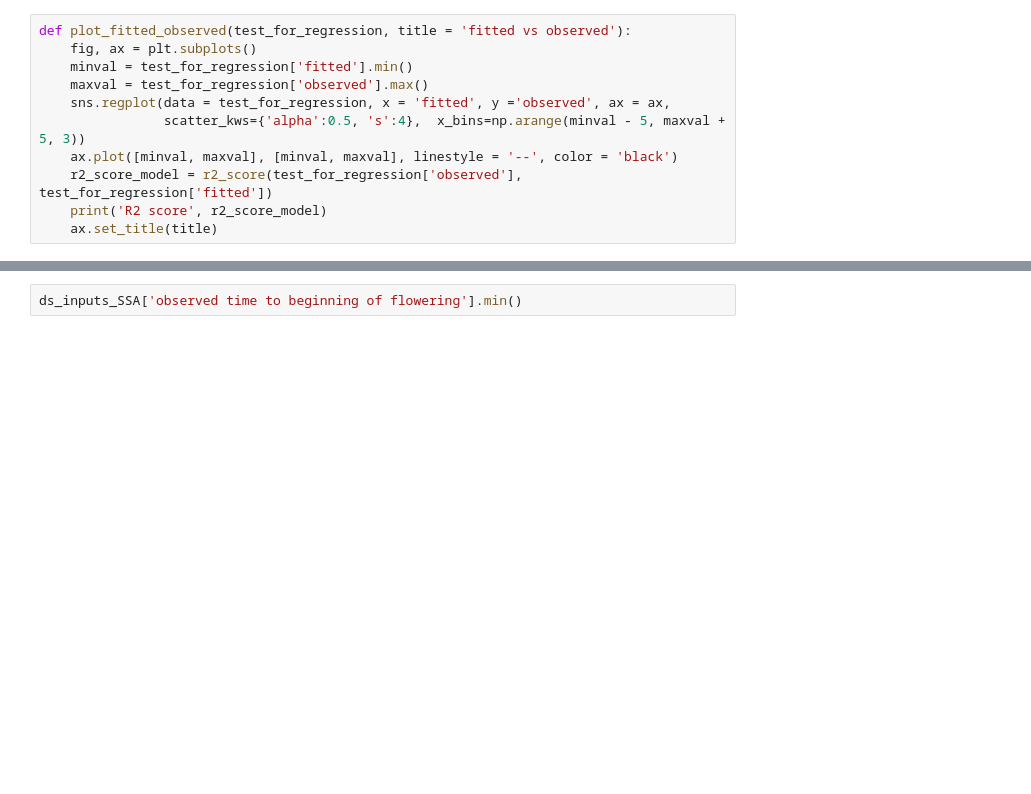
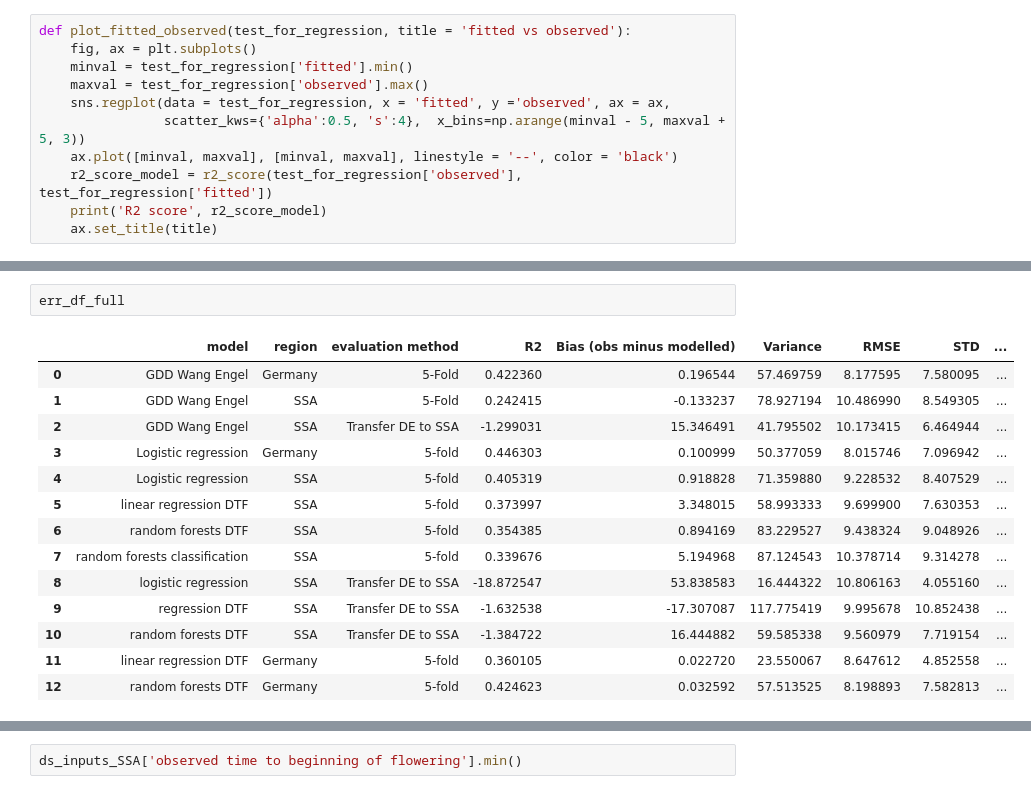
Before and after one commit to MartinP556/ML_algorithms, a Jupyter notebook: HMM.ipynb, the cells around one changed output, grey strips where cells are left out. Cells and saved outputs as stored; diff of their text form; blank space fills up the shorter version.

```diff
--- a/HMM.ipynb
+++ b/HMM.ipynb
@@ -139,0 +447,17 @@ def KFold_crossval(ds, k_folds, predictors = ['NDVI', 'acc temp', 'photoperiod',
+# %%
+err_df_full
+# %% [output]
+|  | model | region | evaluation method | R2 | Bias (obs minus modelled) | Variance | RMSE | STD | ... |
+| 0 | GDD Wang Engel | Germany | 5-Fold | 0.422360 | 0.196544 | 57.469759 | 8.177595 | 7.580095 | ... |
+| 1 | GDD Wang Engel | SSA | 5-Fold | 0.242415 | -0.133237 | 78.927194 | 10.486990 | 8.549305 | ... |
+| 2 | GDD Wang Engel | SSA | Transfer DE to SSA | -1.299031 | 15.346491 | 41.795502 | 10.173415 | 6.464944 | ... |
+| 3 | Logistic regression | Germany | 5-fold | 0.446303 | 0.100999 | 50.377059 | 8.015746 | 7.096942 | ... |
+| 4 | Logistic regression | SSA | 5-fold | 0.405319 | 0.918828 | 71.359880 | 9.228532 | 8.407529 | ... |
+| 5 | linear regression DTF | SSA | 5-fold | 0.373997 | 3.348015 | 58.993333 | 9.699900 | 7.630353 | ... |
+| 6 | random forests DTF | SSA | 5-fold | 0.354385 | 0.894169 | 83.229527 | 9.438324 | 9.048926 | ... |
+| 7 | random forests classification | SSA | 5-fold | 0.339676 | 5.194968 | 87.124543 | 10.378714 | 9.314278 | ... |
+| 8 | logistic regression | SSA | Transfer DE to SSA | -18.872547 | 53.838583 | 16.444322 | 10.806163 | 4.055160 | ... |
+| 9 | regression DTF | SSA | Transfer DE to SSA | -1.632538 | -17.307087 | 117.775419 | 9.995678 | 10.852438 | ... |
+| 10 | random forests DTF | SSA | Transfer DE to SSA | -1.384722 | 16.444882 | 59.585338 | 9.560979 | 7.719154 | ... |
+| 11 | linear regression DTF | Germany | 5-fold | 0.360105 | 0.022720 | 23.550067 | 8.647612 | 4.852558 | ... |
+| 12 | random forests DTF | Germany | 5-fold | 0.424623 | 0.032592 | 57.513525 | 8.198893 | 7.582813 | ... |
```
Also changed, not shown: parts of 65 cells of this notebook, 6 other files.
